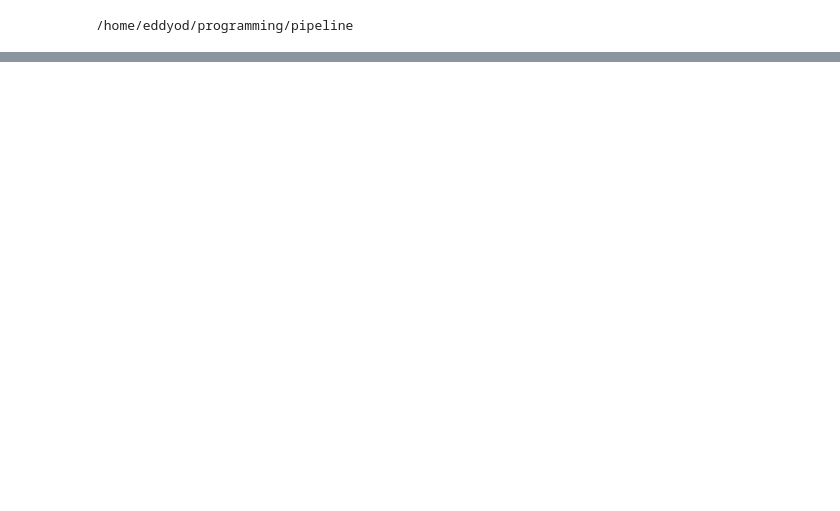
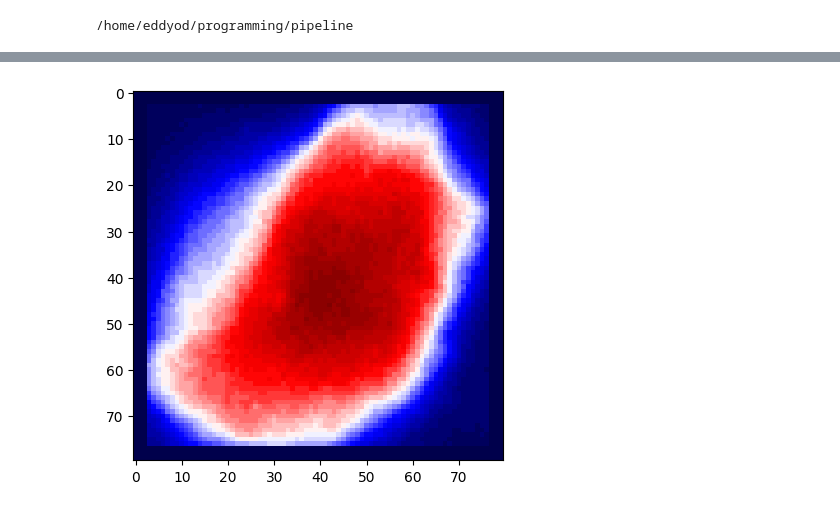
Before and after one commit to BrainSharer/pipeline, a Jupyter notebook: in_development/edward/cell_detector/Calc_mean_filter.ipynb, the cells around one changed output, grey strips where cells are left out. Cells and saved outputs as stored; diff of their text form; code cells hidden in the pictures; blank space fills up the shorter version.

```diff
--- a/in_development/edward/cell_detector/Calc_mean_filter.ipynb
+++ b/in_development/edward/cell_detector/Calc_mean_filter.ipynb
@@ -192,0 +170,5 @@ after: mean=-0.00 std= 1.00
+# %%
+S8 = im0 = (S/256).astype(np.uint8)
+
+S80 = S8[0, ...]
+contours, _ = cv2.findContours(S80, cv2.RETR_TREE,cv2.CHAIN_APPROX_SIMPLE)
@@ -192,0 +188,5 @@ after: mean=-0.00 std= 1.00
+# %%
+plt.imshow(S80, cmap="seismic")
+plt.show()
+# %% [output]
+[figure, added]
```
Also changed, not shown: parts of 19 cells of this notebook, 3 other files.
